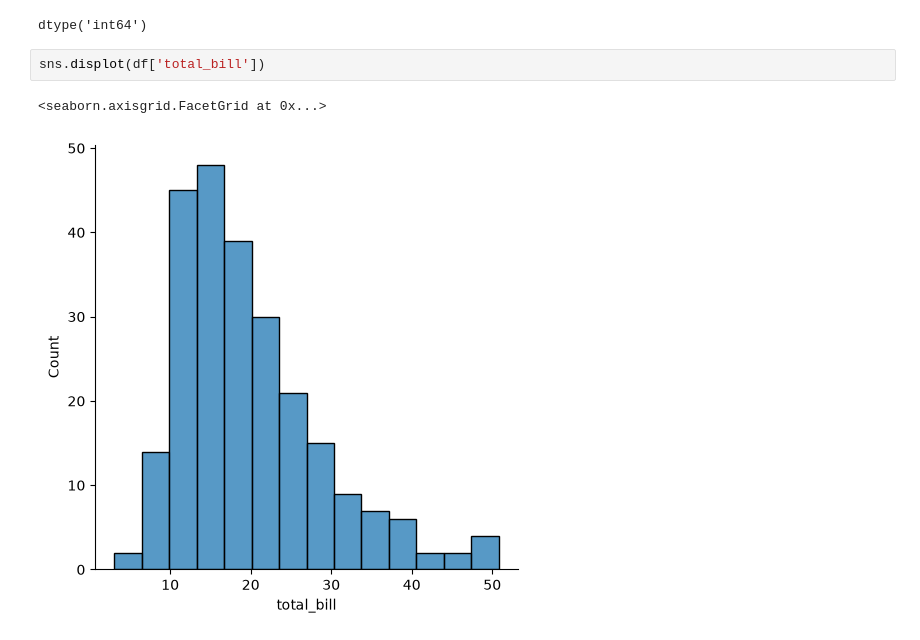
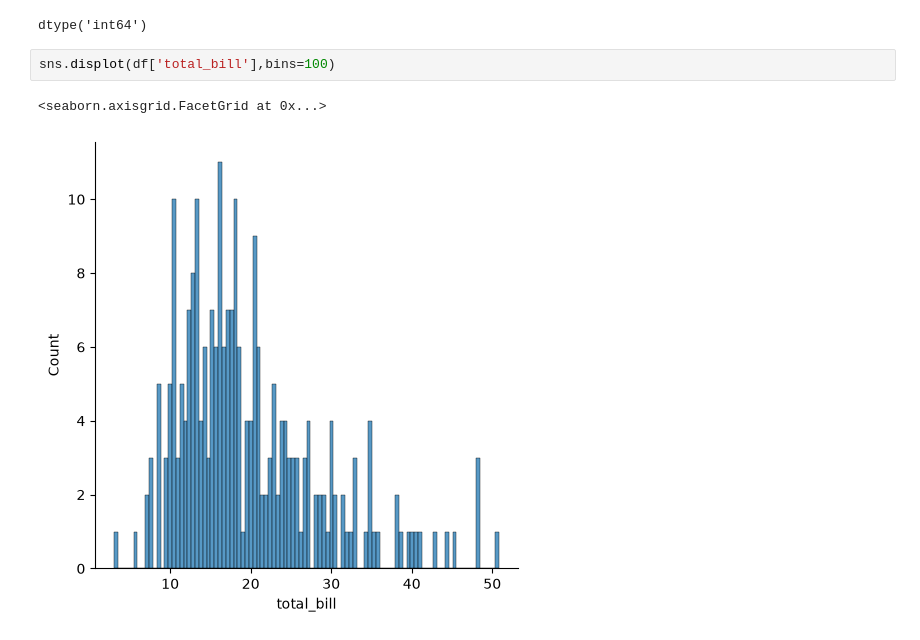
Before and after one commit to hrishimathur19/seaborn, a Jupyter notebook: distributionplot.ipynb, the cells around one changed output. Drawn from its saved outputs; the diff is of its cells as text.

Commit message:
distributed plots'

```diff
--- a/distributionplot.ipynb
+++ b/distributionplot.ipynb
@@ -25,7 +25,7 @@ df['size'].dtype
 # %% [output]
 dtype('int64')
 # %%
-sns.displot(df['total_bill'])
+sns.displot(df['total_bill'],bins=100)
 # %% [output]
 <seaborn.axisgrid.FacetGrid at 0x...>
-[figure, old version]
+[figure, new version]
```
Also changed, not shown: parts of 14 cells of this notebook.
